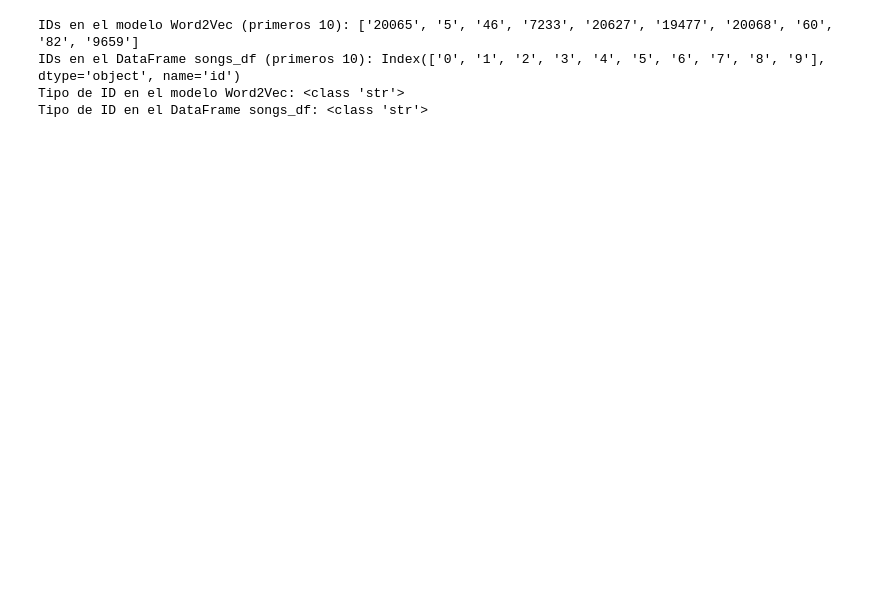
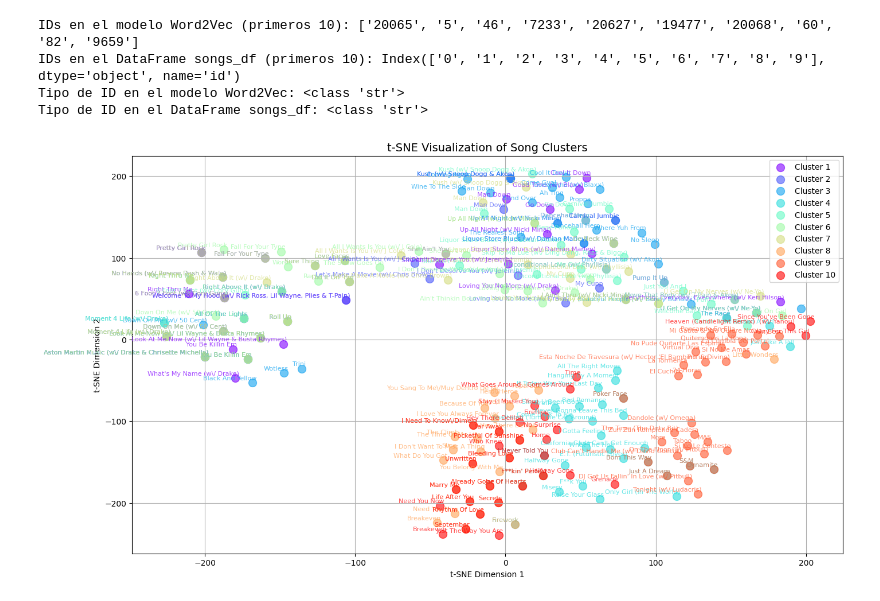
Before and after one commit to eduartev93/Topicos_Avanzados_Analitica_LESDR, a Jupyter notebook: Talleres (NLP 2da Entrega)/E3_SongEmbeddingsVisualization.ipynb, the cells around one changed output. Saved outputs shown, nothing was run; the diff lists cells and outputs as text; code cells hidden in the pictures; blank space fills up the shorter version.

Commit message:
:+1: Ajuste taller E3
Ajuste  taller E3_SongEmbeddingsVisualization

```diff
--- a/Talleres (NLP 2da Entrega)/E3_SongEmbeddingsVisualization.ipynb
+++ b/Talleres (NLP 2da Entrega)/E3_SongEmbeddingsVisualization.ipynb
@@ -127,0 +189,11 @@ Tipo de ID en el DataFrame songs_df: <class 'str'>
+# %%
+visualize_song_clusters_with_tsne(
+    model=model,         # Modelo Word2Vec entrenado
+    songs_df=songs_df,   # DataFrame con las canciones
+    topn=30,             # Recuperar las 30 canciones más similares
+    perplexity=40,       # Ajustar el parámetro de t-SNE
+    n_iter=1500,         # Número de iteraciones de t-SNE
+    learning_rate=100    # Ajustar la tasa de aprendizaje de t-SNE
+)
+# %% [output]
+[figure, added]
```
Also changed, not shown: parts of 2 cells of this notebook.
